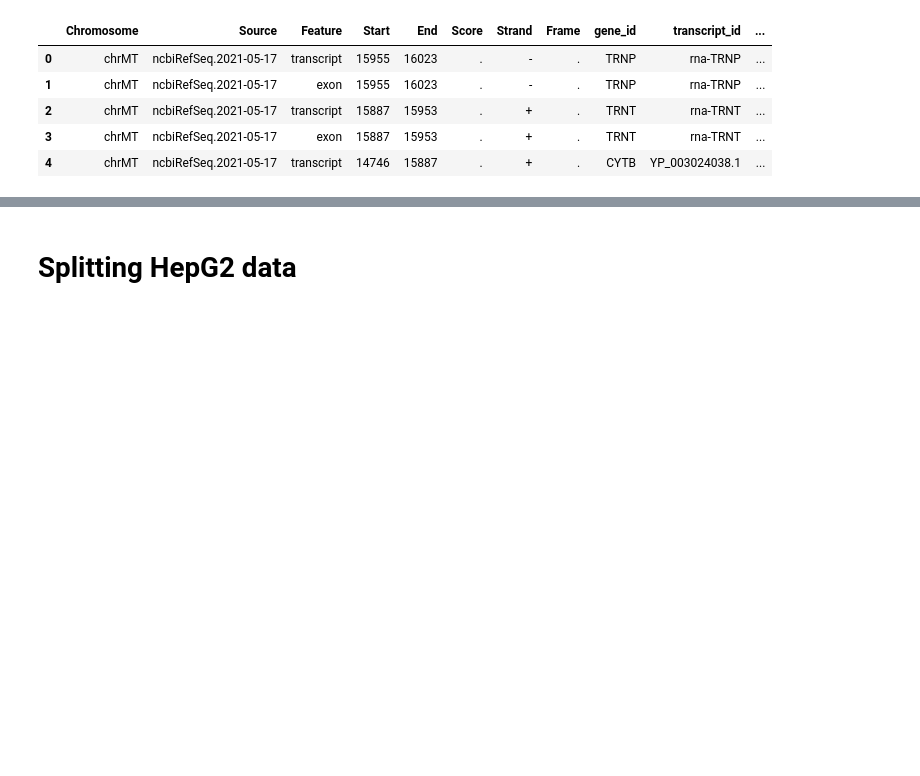
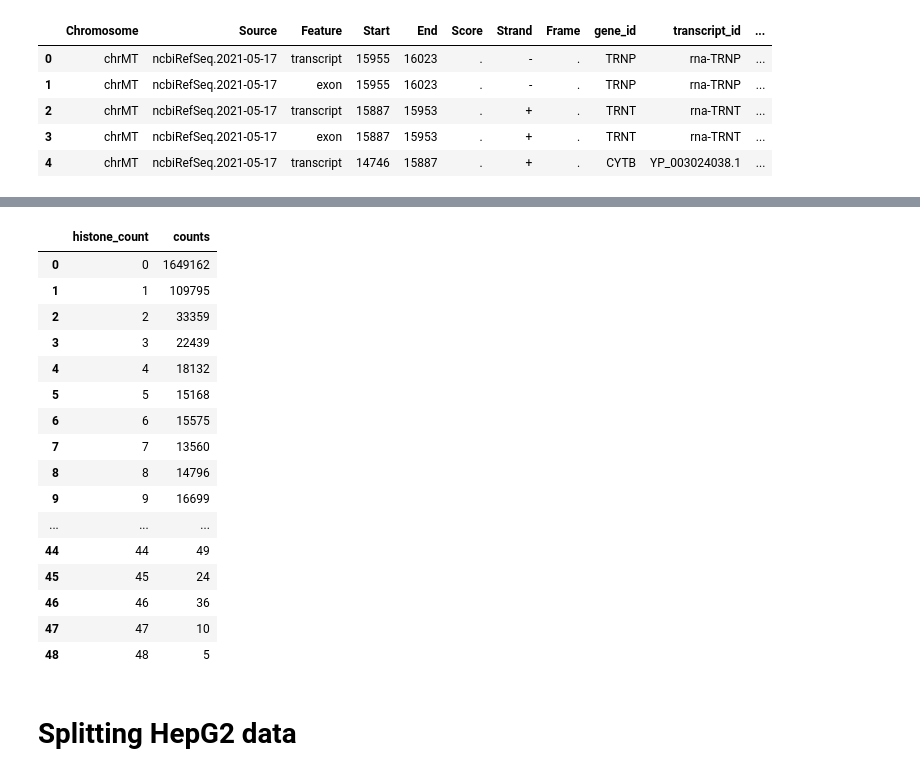
Before and after one commit to munif/epi-thesis, a Jupyter notebook: Split Data.ipynb, the cells around one changed output, grey strips where cells are left out. Cells and saved outputs as stored; diff of their text form; code cells hidden in the pictures; blank space fills up the shorter version.

```diff
--- a/Split Data.ipynb
+++ b/Split Data.ipynb
@@ -259,3 +259,24 @@ ncbiRefSeq_chr_df.to_csv(f"{output_path}{chrom}.csv", index=False)
+# %%
+# Check the frequency of each histone count
+df_out.groupby(['histone_count']).size().reset_index(name='counts')
+# %% [output]
+|  | histone_count | counts |
+| 0 | 0 | 1649162 |
+| 1 | 1 | 109795 |
+| 2 | 2 | 33359 |
+| 3 | 3 | 22439 |
+| 4 | 4 | 18132 |
+| 5 | 5 | 15168 |
+| 6 | 6 | 15575 |
+| 7 | 7 | 13560 |
+| 8 | 8 | 14796 |
+| 9 | 9 | 16699 |
+| ... | ... | ... |
+| 44 | 44 | 49 |
+| 45 | 45 | 24 |
+| 46 | 46 | 36 |
+| 47 | 47 | 10 |
+| 48 | 48 | 5 |
 # %% [markdown]
 # Splitting HepG2 data
 # %% [markdown]
```
Also changed, not shown: parts of 25 cells of this notebook, 4 other files.
